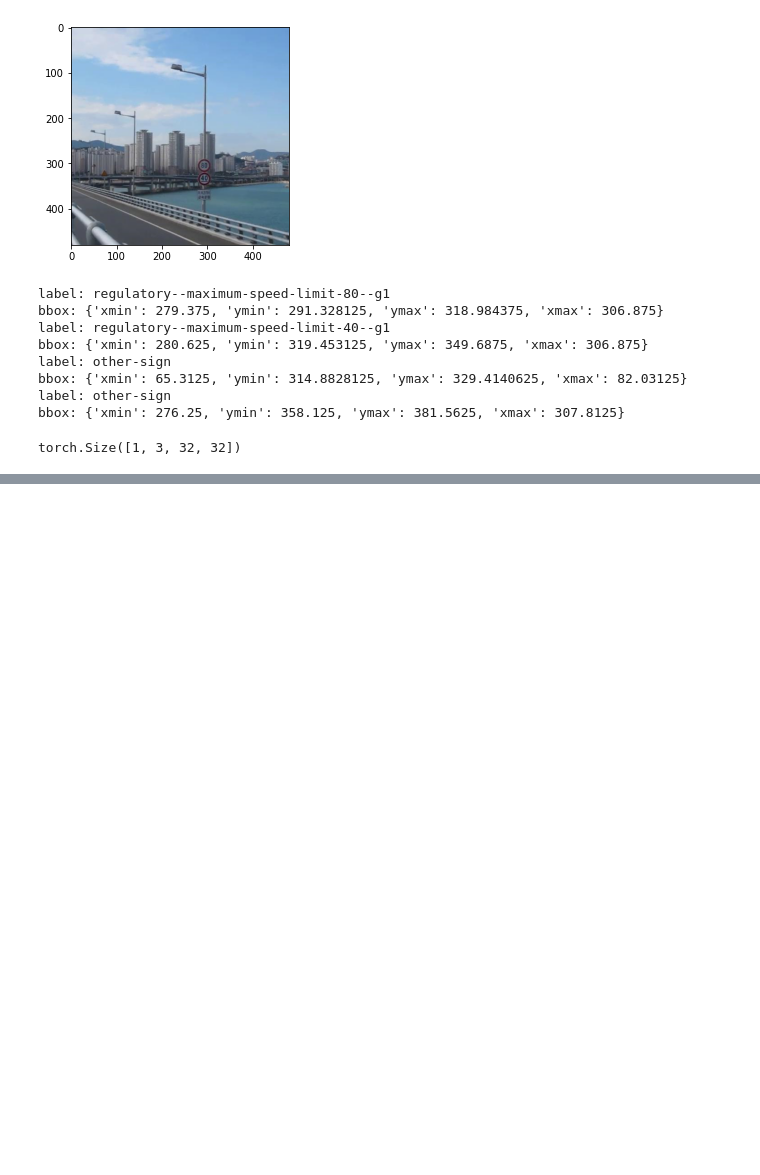
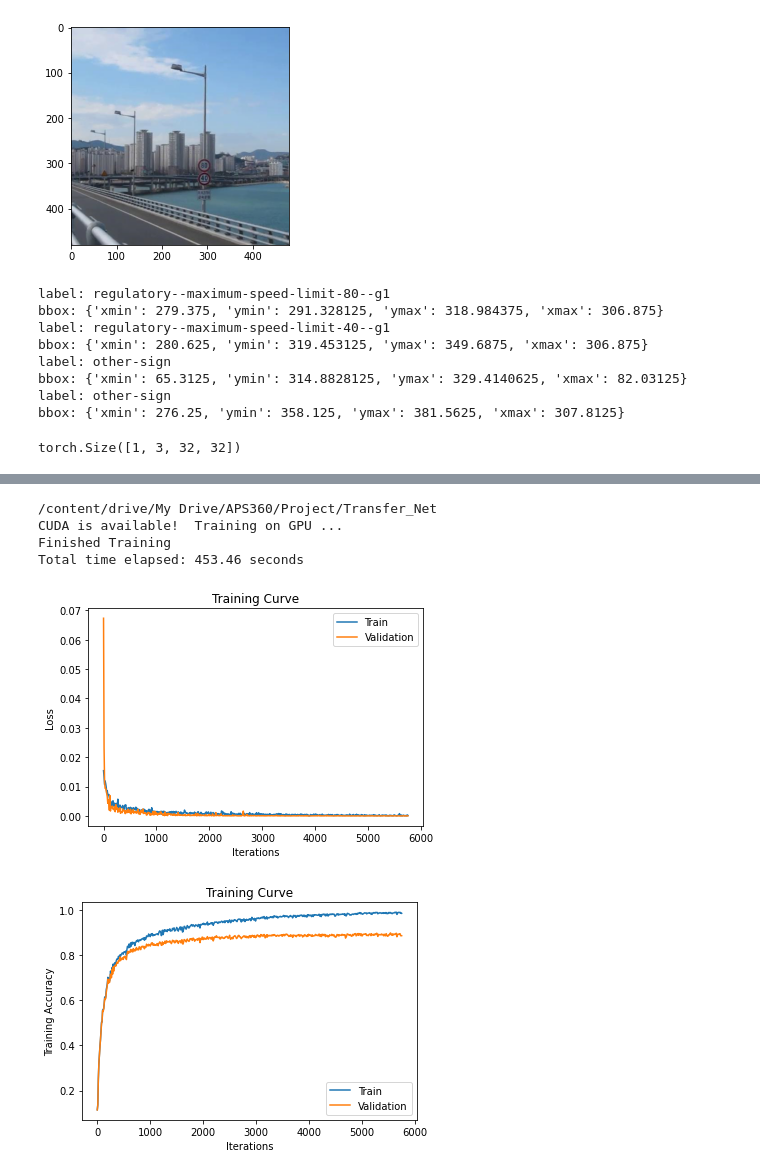
Before and after one commit to carsonljc/APS360-Project, a Jupyter notebook: project.ipynb, the cells around one changed output, grey strips where cells are left out. Drawn from its saved outputs; the diff is of its cells as text; code cells hidden in the pictures; blank space fills up the shorter version.

Commit message:
Committing a simple sign classification model with transfer learning from Alexnet

```diff
--- a/project.ipynb
+++ b/project.ipynb
@@ -533,0 +622,2 @@ class YOLO_Test(nn.Module):
+# %%
+alexnet = torchvision.models.alexnet(pretrained=True)
@@ -533,0 +677,32 @@ class YOLO_Test(nn.Module):
+# %%
+def get_model_name(name, epoch):
+
+    path = "model_{0}_epoch{1}".format(name,
+                                        epoch)
+    return path
+# %%
+def get_accuracy_and_loss(model, data_loader):
+    model.eval()
+    correct, total, num_batch, total_loss = 0, 0, 0, 0
+
+    criterion = nn.CrossEntropyLoss()
+
+    with torch.no_grad():
+      for imgs, labels in data_loader: # minibatches
+
+        #############################################
+        #To Enable GPU Usage
+        if use_cuda and torch.cuda.is_available():
+          imgs = imgs.cuda()
+          labels = labels.cuda()
+        #############################################
+
+        output = model(imgs)
+        loss = criterion(output, labels.long())
+
+        pred = output.max(1, keepdim=True)[1]
+        correct += pred.eq(labels.view_as(pred)).sum().item()
+        total += imgs.shape[0]
+        num_batch += 1
+
+    return (correct/total), (loss/num_batch)
@@ -533,0 +806,18 @@ class YOLO_Test(nn.Module):
+# %%
+#ENTER YOURFOLDER HERE!
+%cd /content/drive/'My Drive'/APS360/Project/Transfer_Net
+model = TransferNet()
+use_cuda = True
+if use_cuda and torch.cuda.is_available():
+  model.cuda()
+  print('CUDA is available!  Training on GPU ...')
+else:
+  print('CUDA is not available.  Training on CPU ...')
+train(model, train_data=alex_train_data, val_data=alex_val_data, num_epochs=20, batch_size=64)
+# %% [output]
+/content/drive/My Drive/APS360/Project/Transfer_Net
+CUDA is available!  Training on GPU ...
+Finished Training
+Total time elapsed: 453.46 seconds
+[figure, added]
+[figure, added]
```
Also changed, not shown: parts of 15 cells of this notebook.
